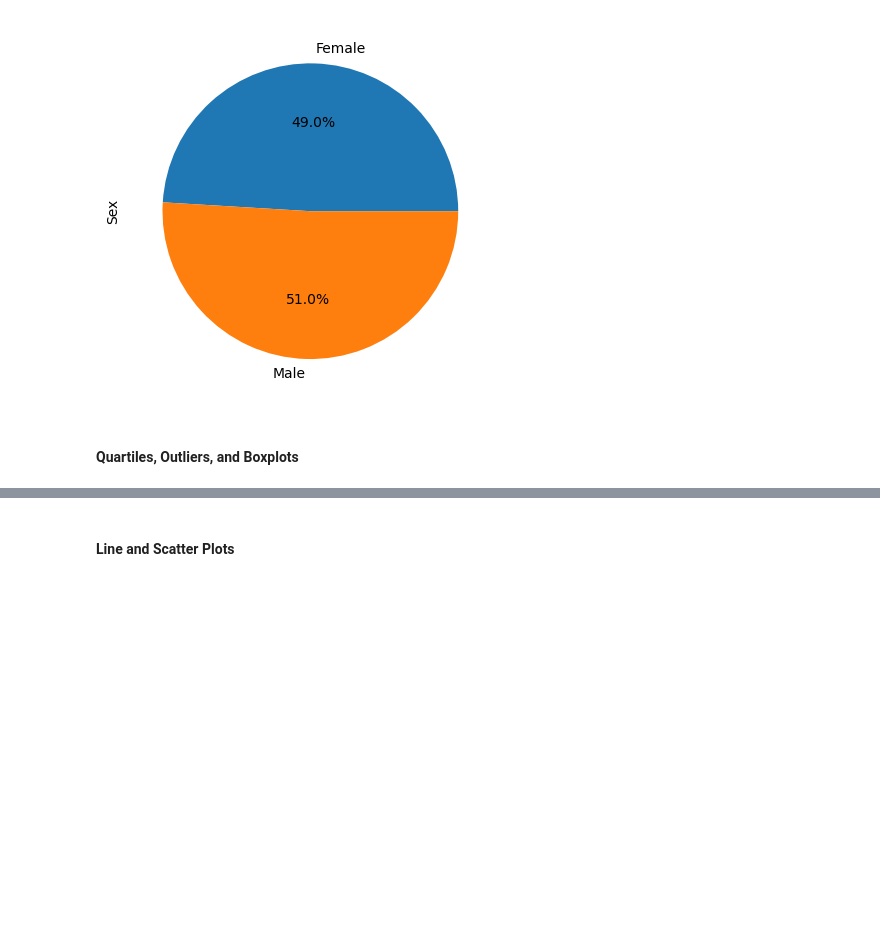
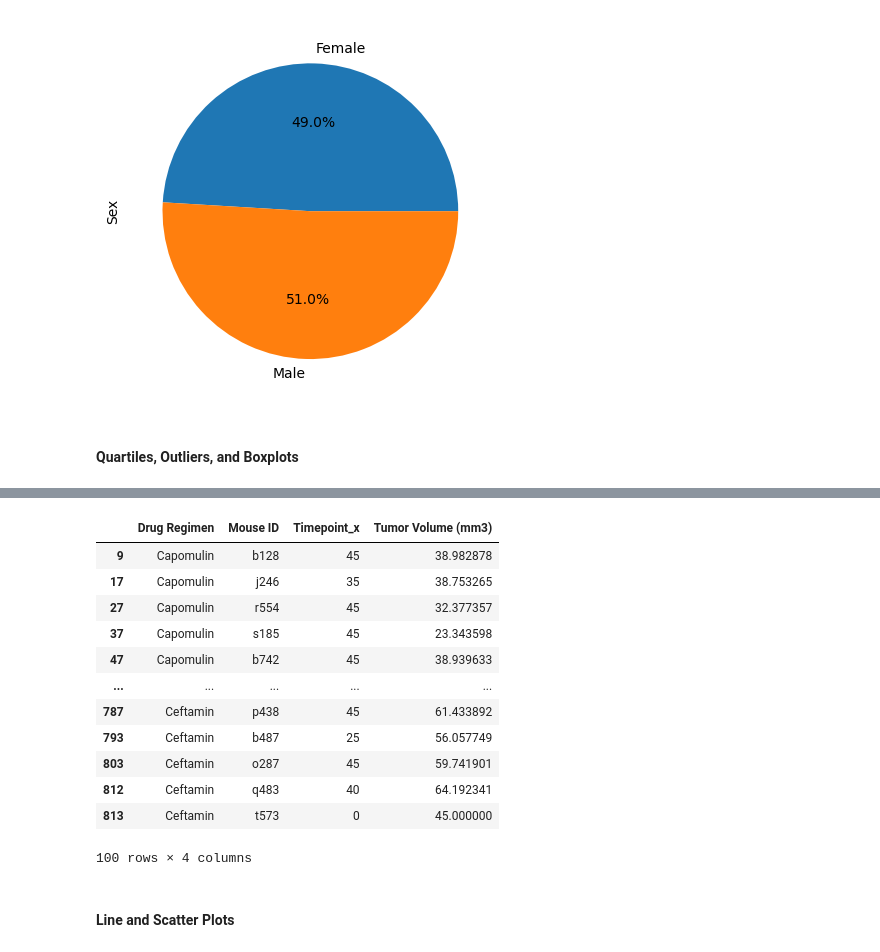
Before and after one commit to sallyca530/Matplotlib-Challenge, a Jupyter notebook: Pymaceuticals/main_py/mainPymaceuticals.ipynb, the cells around one changed output, grey strips where cells are left out. Cells and saved outputs as stored; diff of their text form; code cells hidden in the pictures; blank space fills up the shorter version.

```diff
--- a/Pymaceuticals/main_py/mainPymaceuticals.ipynb
+++ b/Pymaceuticals/main_py/mainPymaceuticals.ipynb
@@ -248,3 +303,20 @@ Text(0, 0.5, 'Sex')
+# %%
+mg_trt_lt_new = mg_trt_lt[["Drug Regimen", "Mouse ID", "Timepoint_x", "Tumor Volume (mm3)"]]
+mg_trt_lt_new
+# %% [output]
+|  | Drug Regimen | Mouse ID | Timepoint_x | Tumor Volume (mm3) |
+| 9 | Capomulin | b128 | 45 | 38.982878 |
+| 17 | Capomulin | j246 | 35 | 38.753265 |
+| 27 | Capomulin | r554 | 45 | 32.377357 |
+| 37 | Capomulin | s185 | 45 | 23.343598 |
+| 47 | Capomulin | b742 | 45 | 38.939633 |
+| ... | ... | ... | ... | ... |
+| 787 | Ceftamin | p438 | 45 | 61.433892 |
+| 793 | Ceftamin | b487 | 25 | 56.057749 |
+| 803 | Ceftamin | o287 | 45 | 59.741901 |
+| 812 | Ceftamin | q483 | 40 | 64.192341 |
+| 813 | Ceftamin | t573 | 0 | 45.000000 |
+100 rows × 4 columns
 # %%
 # Put treatments into a list for for loop (and later for plot labels)
 
```
Also changed, not shown: parts of 7 cells of this notebook, 1 other file.
